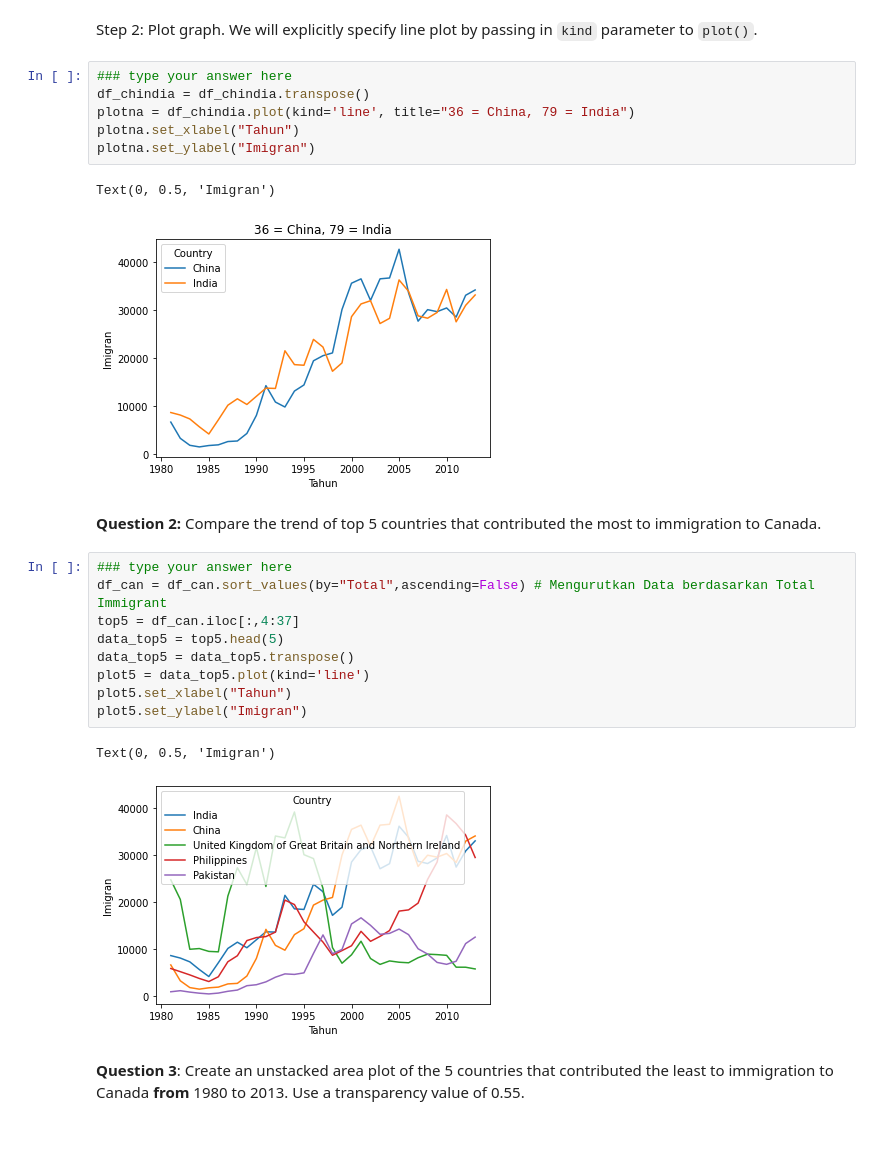
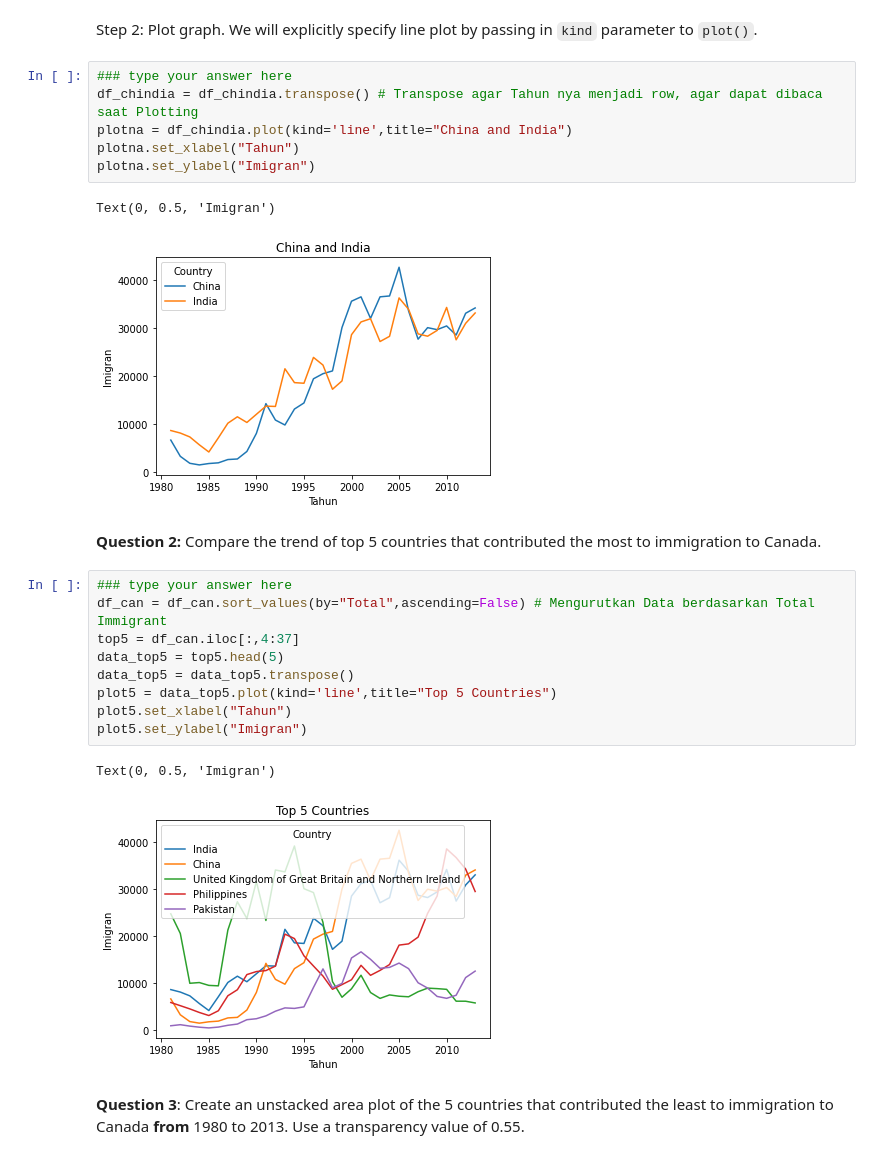
Before and after one commit to X4D0/DataVisualization, a Jupyter notebook: 2_Visualization_Tools_1_assignment.ipynb, the cells around one changed output. Saved outputs shown, nothing was run; the diff lists cells and outputs as text.

```diff
--- a/2_Visualization_Tools_1_assignment.ipynb
+++ b/2_Visualization_Tools_1_assignment.ipynb
@@ -62,27 +62,27 @@ df_chindia
 Step 2: Plot graph. We will explicitly specify line plot by passing in `kind` parameter to `plot()`.
 # %%
 ### type your answer here
-df_chindia = df_chindia.transpose()
-plotna = df_chindia.plot(kind='line', title="36 = China, 79 = India")
+df_chindia = df_chindia.transpose() # Transpose agar Tahun nya menjadi row, agar dapat dibaca saat Plotting
+plotna = df_chindia.plot(kind='line',title="China and India")
 plotna.set_xlabel("Tahun")
 plotna.set_ylabel("Imigran")
 # %% [output]
 Text(0, 0.5, 'Imigran')
-[figure, old version]
+[figure, new version]
 # %% [markdown]
 **Question 2:** Compare the trend of top 5 countries that contributed the most to immigration to Canada.
 # %%
 ### type your answer here
 df_can = df_can.sort_values(by="Total",ascending=False) # Mengurutkan Data berdasarkan Total Immigrant
 top5 = df_can.iloc[:,4:37]
 data_top5 = top5.head(5)
 data_top5 = data_top5.transpose()
-plot5 = data_top5.plot(kind='line')
+plot5 = data_top5.plot(kind='line',title="Top 5 Countries")
 plot5.set_xlabel("Tahun")
 plot5.set_ylabel("Imigran")
 # %% [output]
 Text(0, 0.5, 'Imigran')
-[figure, old version]
+[figure, new version]
 # %% [markdown]
 **Question 3**: Create an unstacked area plot of the 5 countries that contributed the least to immigration to Canada **from** 1980 to 2013. Use a transparency value of 0.55.
 # %%
```
Also changed, not shown: parts of 6 cells of this notebook.
